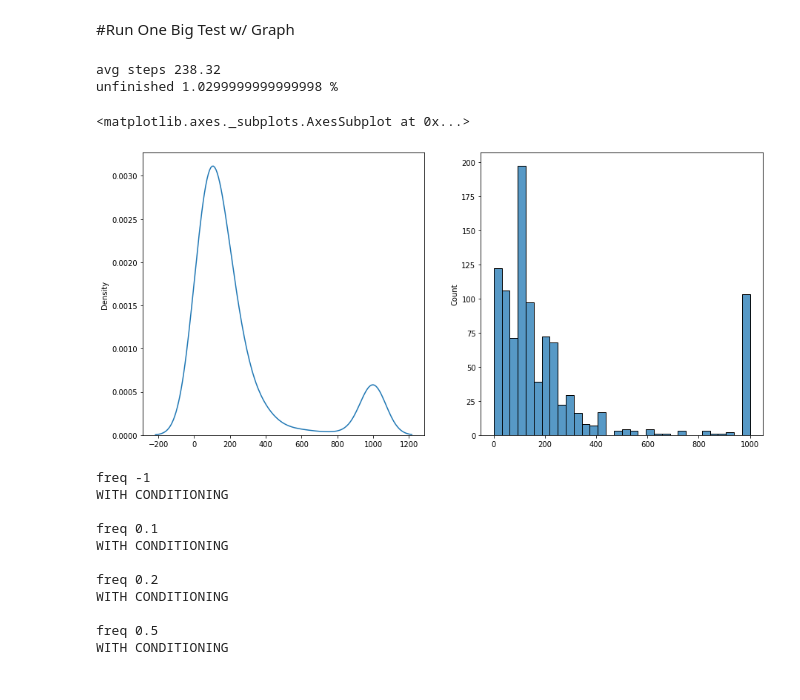
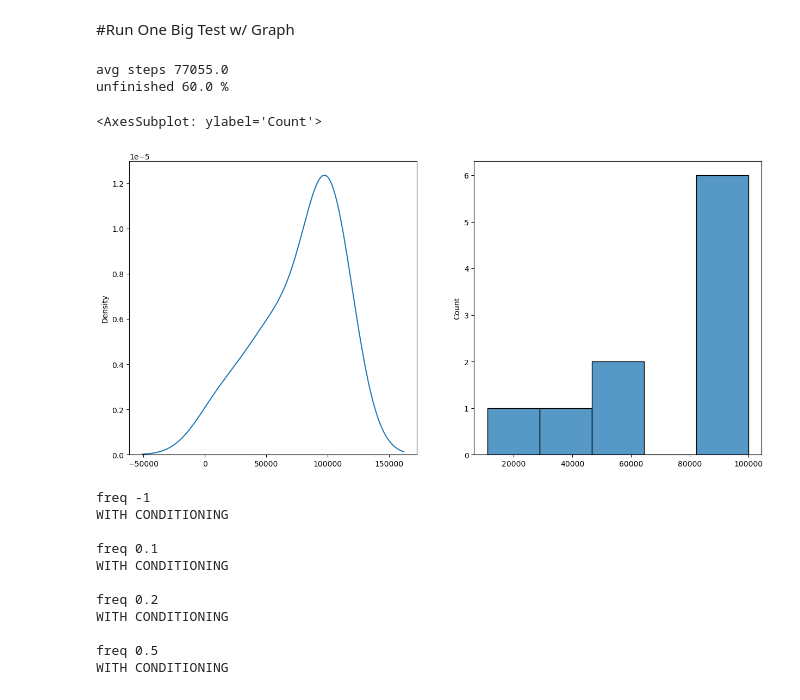
Before and after one commit to Daniel-Packer/eigenvector-retrieval, a Jupyter notebook: Algorithm_Notebook.ipynb, the cells around one changed output. Cells and saved outputs as stored; diff of their text form; code cells hidden in the pictures.

```diff
--- a/Algorithm_Notebook.ipynb
+++ b/Algorithm_Notebook.ipynb
@@ -161,35 +158,34 @@ def big_test(d, k, n_iter, x, rounding_freq, conditioning, random_rounding):
       unfinished += 1
       #print unfinished runs
       #print(v, score(v, epsilon), stepsTaken)
-  unfinished = unfinished/x * 100
   return steps_taken_list, unfinished
 # %% [markdown]
 #Run One Big Test w/ Graph
 # %%
-d, k = 10, 2
-n_iter = 1000
-x = 1000
+d, k = 100, 0
+n_iter = 100000
+x = 10
 #run x amount of times
-conditioning = False
+conditioning = True
 random_rounding = False
-rounding_freq = 0.1
+rounding_freq = -1
 steps_taken_list, num_unfinished = big_test(d, k, n_iter, x, rounding_freq, conditioning, random_rounding)
 print("avg steps", np.mean(steps_taken_list))
 print("unfinished", num_unfinished/x*100, "%")
 
 fig, ax = plt.subplots(1, 2, figsize=(15,7))
 #make a 1 by 2 array of axis, put them in the fig object (of size 10 x 5 inches? pixels? )
 #ax is the list of axis
 
 #rounding is what gets you stuck in loops!!
 
 sns.kdeplot(x=steps_taken_list, ax=ax[0])
 sns.histplot(x=steps_taken_list, ax=ax[1])
 # %% [output]
-avg steps 238.32
-unfinished 1.0299999999999998 %
+avg steps 77055.0
+unfinished 60.0 %
-<matplotlib.axes._subplots.AxesSubplot at 0x...>
+<AxesSubplot: ylabel='Count'>
-[figure, old version]
+[figure, new version]
 # %%
 #RUN A BUNCH OF BIG TESTS DIFF ROUNDING FREQ
 d, k = 15, 2
```
Also changed, not shown: parts of 4 cells of this notebook.
